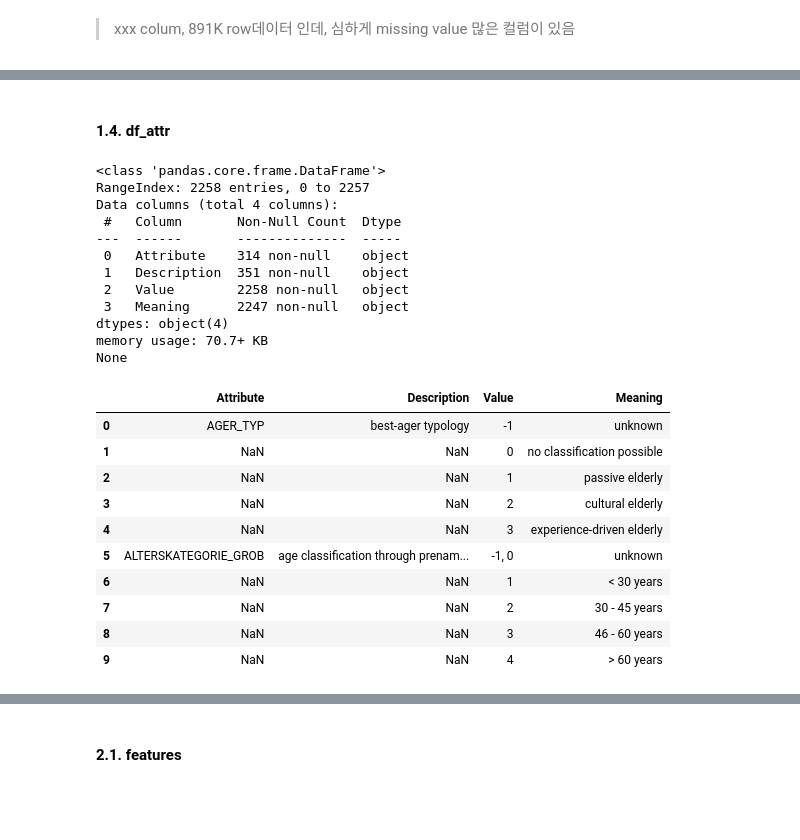
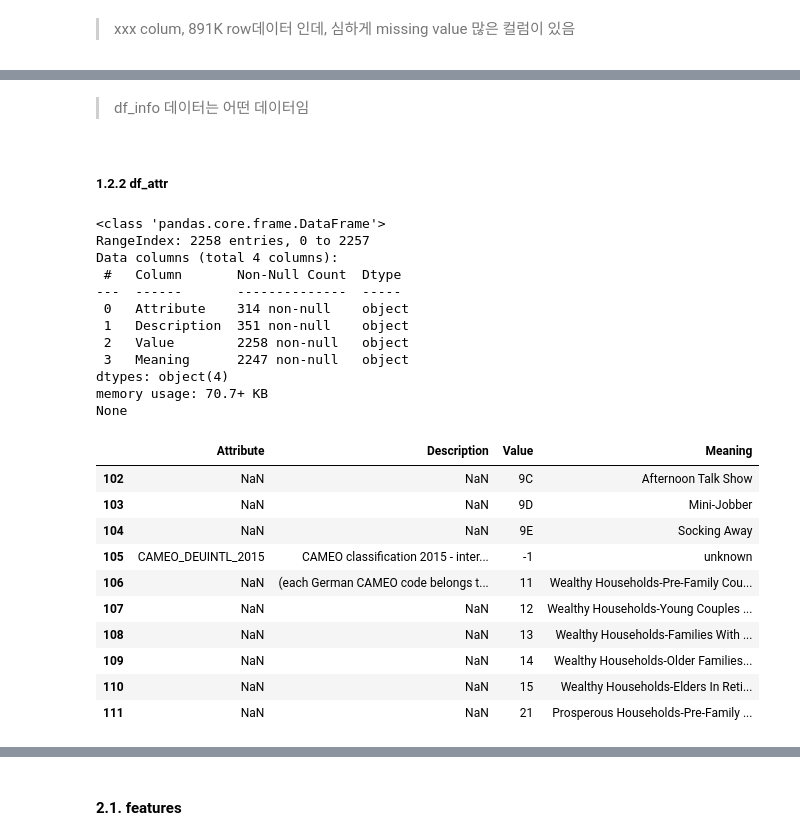
Before and after one commit to jaeyoun-chang/u_city_capstone, a Jupyter notebook: Arvato Project Workbook.ipynb, the cells around one changed output, grey strips where cells are left out. Drawn from its saved outputs; the diff is of its cells as text; code cells hidden in the pictures; blank space fills up the shorter version.

Commit message:
df_info_mg

```diff
--- a/Arvato Project Workbook.ipynb
+++ b/Arvato Project Workbook.ipynb
@@ -297,37 +282,40 @@ df_info.head()
+# %% [markdown]
+> df_info 데이터는 어떤 데이터임
 # %% [markdown]
-#### 1.4. df_attr
+##### 1.2.2 df_attr
 # %%
 '''
 load and overview
 '''
 
 df_attr = pd.read_excel(
     'DIAS Attributes - Values 2017.xlsx', header=1).iloc[:, 1:]
 df_attr.name = 'df_attr'
 
 print (df_attr.info())
-df_attr.head(10)
+df_attr[102:112]
+# view_all(df_attr.head(100))
 # %% [output]
 <class 'pandas.core.frame.DataFrame'>
 RangeIndex: 2258 entries, 0 to 2257
 Data columns (total 4 columns):
  #   Column       Non-Null Count  Dtype
 ---  ------       --------------  -----
  0   Attribute    314 non-null    object
  1   Description  351 non-null    object
  2   Value        2258 non-null   object
  3   Meaning      2247 non-null   object
 dtypes: object(4)
 memory usage: 70.7+ KB
 None
 |  | Attribute | Description | Value | Meaning |
-| 0 | AGER_TYP | best-ager typology | -1 | unknown |
-| 1 | NaN | NaN | 0 | no classification possible |
-| 2 | NaN | NaN | 1 | passive elderly |
-| 3 | NaN | NaN | 2 | cultural elderly |
-| 4 | NaN | NaN | 3 | experience-driven elderly |
-| 5 | ALTERSKATEGORIE_GROB | age classification through prenam... | -1, 0 | unknown |
-| 6 | NaN | NaN | 1 | < 30 years |
-| 7 | NaN | NaN | 2 | 30 - 45 years |
-| 8 | NaN | NaN | 3 | 46 - 60 years |
-| 9 | NaN | NaN | 4 | > 60 years |
+| 102 | NaN | NaN | 9C | Afternoon Talk Show |
+| 103 | NaN | NaN | 9D | Mini-Jobber |
+| 104 | NaN | NaN | 9E | Socking Away |
+| 105 | CAMEO_DEUINTL_2015 | CAMEO classification 2015 - inter... | -1 | unknown |
+| 106 | NaN | (each German CAMEO code belongs t... | 11 | Wealthy Households-Pre-Family Cou... |
+| 107 | NaN | NaN | 12 | Wealthy Households-Young Couples ... |
+| 108 | NaN | NaN | 13 | Wealthy Households-Families With ... |
+| 109 | NaN | NaN | 14 | Wealthy Households-Older Families... |
+| 110 | NaN | NaN | 15 | Wealthy Households-Elders In Reti... |
+| 111 | NaN | NaN | 21 | Prosperous Households-Pre-Family ... |
```
Also changed, not shown: parts of 24 cells of this notebook.
